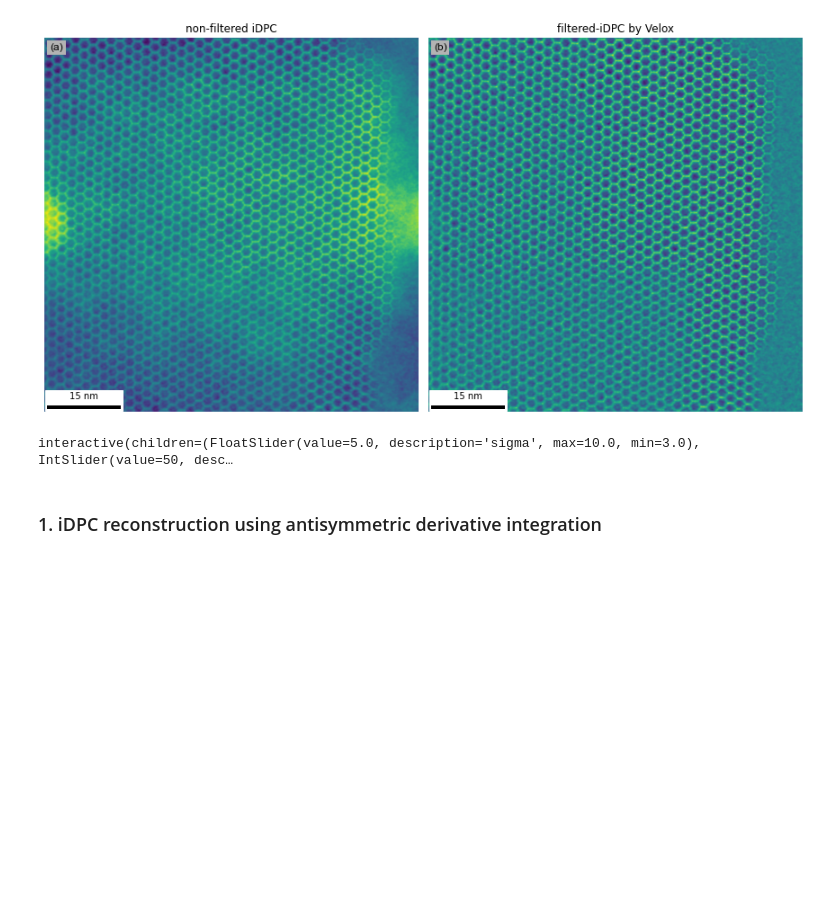
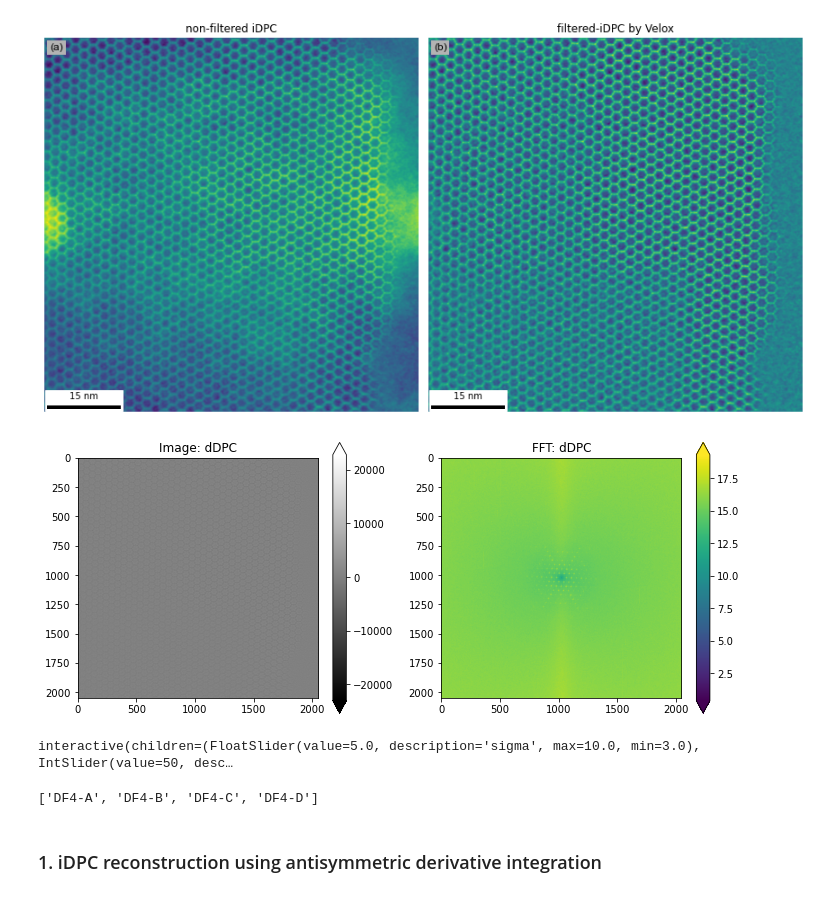
Before and after one commit to DylanXia/phase_STEM, a Jupyter notebook: tutorials/idpc_OBF(emd).ipynb, the cells around one changed output. Drawn from its saved outputs; the diff is of its cells as text; code cells hidden in the pictures; blank space fills up the shorter version.

```diff
--- a/tutorials/idpc_OBF(emd).ipynb
+++ b/tutorials/idpc_OBF(emd).ipynb
@@ -7,12 +7,14 @@ import numpy as np
 %matplotlib qt5
 # %%
 # replacing with your own data path
-path_file = "C:/Users/.../"
+path_file = "C:/Users/yuxi8598/Documents/Data_SU/Y Xia/20250219/activatedSU-102_section/"
 # %%
 #replacing with your own data
 file = path_file + '1745 1.30 Mx DF4.emd'
 # %%
 #loading and browsing your data
-s = hs.load(file)
-s
+s = ps.io.loading_data(file)
+for i in s:
+    if not isinstance(i, dict):
+        print(i)
 # %% [output]
@@ -105,7 +105,9 @@ ps.tools.plot_image([iDPC_no_filtered, iDPC_by_velox], properties= {
 # %%
 # another tool for showing the FFT
 
-ps.tools.plot_fft(s[-4].data, names=['dDPC'])
+ps.tools.plot_fft(s[0]['dDPC'], names=['dDPC'])
+# %% [output]
+[figure, added]
 # %%
 # another tool for showing the FFT
 
@@ -121,6 +123,10 @@ dpcs, titles = ps.tools.extract_segmented_image(s, order_map={
           'DF4-C': 'C',
           'DF4-D': 'D'
         })
+# %%
+titles
+# %% [output]
+['DF4-A', 'DF4-B', 'DF4-C', 'DF4-D']
 # %%
 CoMx = dpcs[0] - dpcs[2] # the rotation angle is 88 deg
 CoMy = dpcs[1] - dpcs[3]
```
Also changed, not shown: parts of 27 cells of this notebook.
